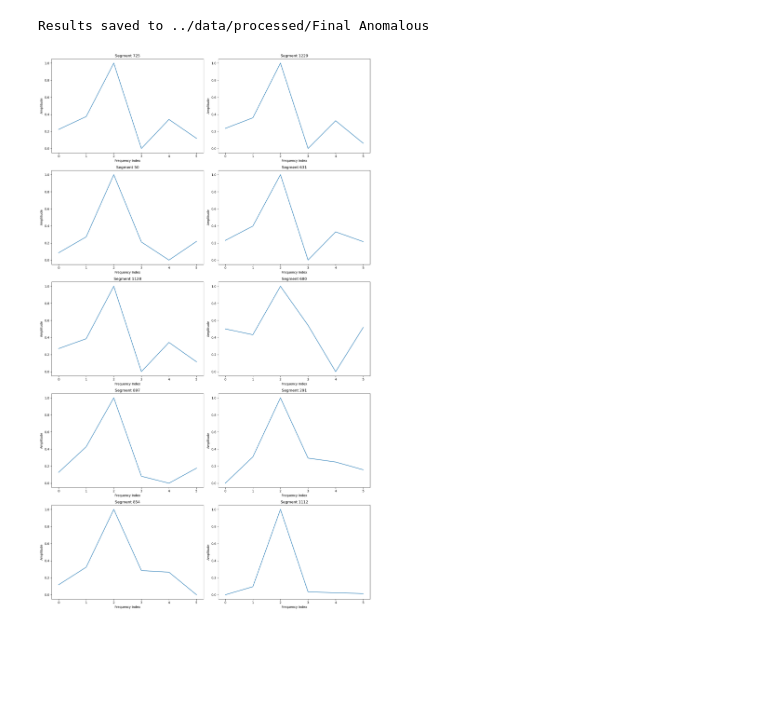
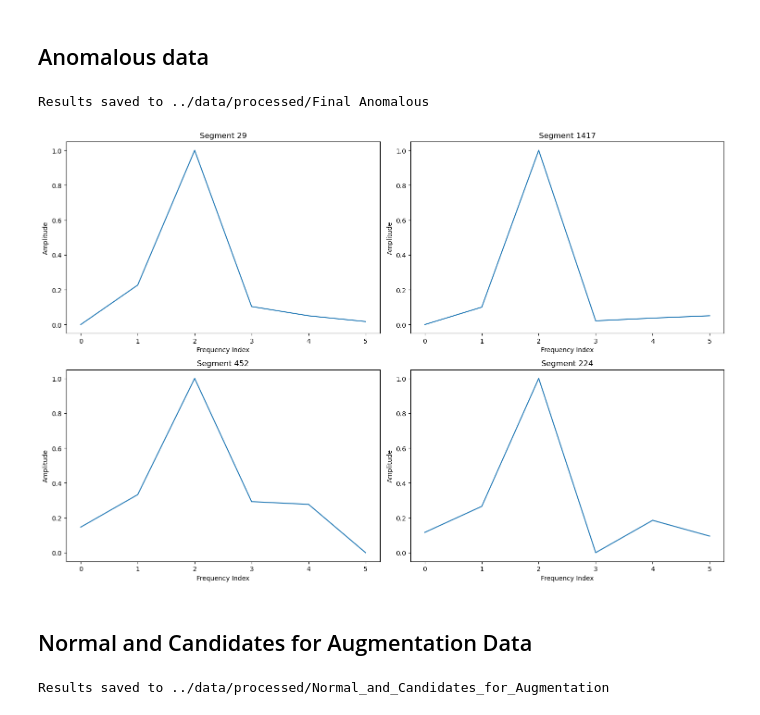
Before and after one commit to xndrleib/Motor-Fault-Detection, a Jupyter notebook: notebooks/Data Preprocessing.ipynb, the cells around one changed output. Drawn from its saved outputs; the diff is of its cells as text; code cells hidden in the pictures; blank space fills up the shorter version.

```diff
--- a/notebooks/Data Preprocessing.ipynb
+++ b/notebooks/Data Preprocessing.ipynb
@@ -9,3 +17,5 @@ from src.data_preprocessing import (
+# %% [markdown]
+## Anomalous data
 # %%
 # Read raw data
 df = read_oscilloscope_data(
@@ -24,7 +34,7 @@ process_time_series(
 Results saved to ../data/processed/Final Anomalous
 # %%
 # Load processed data
-fft_data = load_data_from_directory(directory='../data/processed/Final Anomalous')
+fft_data = load_data_from_directory(directory='../data/processed/Final_Anomalous')
 # %%
 # Extract and normalize peak segments
 segment_length = 6
@@ -38,6 +48,8 @@ normalized_peak_segments, minmax_stats = extract_and_normalize_peak_segments(
 )
 # %%
 # Plot segments
-plot_random_segments(normalized_peak_segments)
+plot_random_segments(normalized_peak_segments, num_segments=4)
 # %% [output]
-[figure, old version]
+[figure, new version]
+# %% [markdown]
+## Normal and Candidates for Augmentation Data
@@ -43,0 +62,10 @@ plot_random_segments(normalized_peak_segments)
+# %%
+# Process time series
+process_time_series(
+    file_path='../data/processed/Normal.csv',
+    output_dir='../data/processed/Normal_and_Candidates_for_Augmentation',
+    f_sampling=10000,
+    db=True
+)
+# %% [output]
+Results saved to ../data/processed/Normal_and_Candidates_for_Augmentation
```
Also changed, not shown: parts of 7 cells of this notebook.
